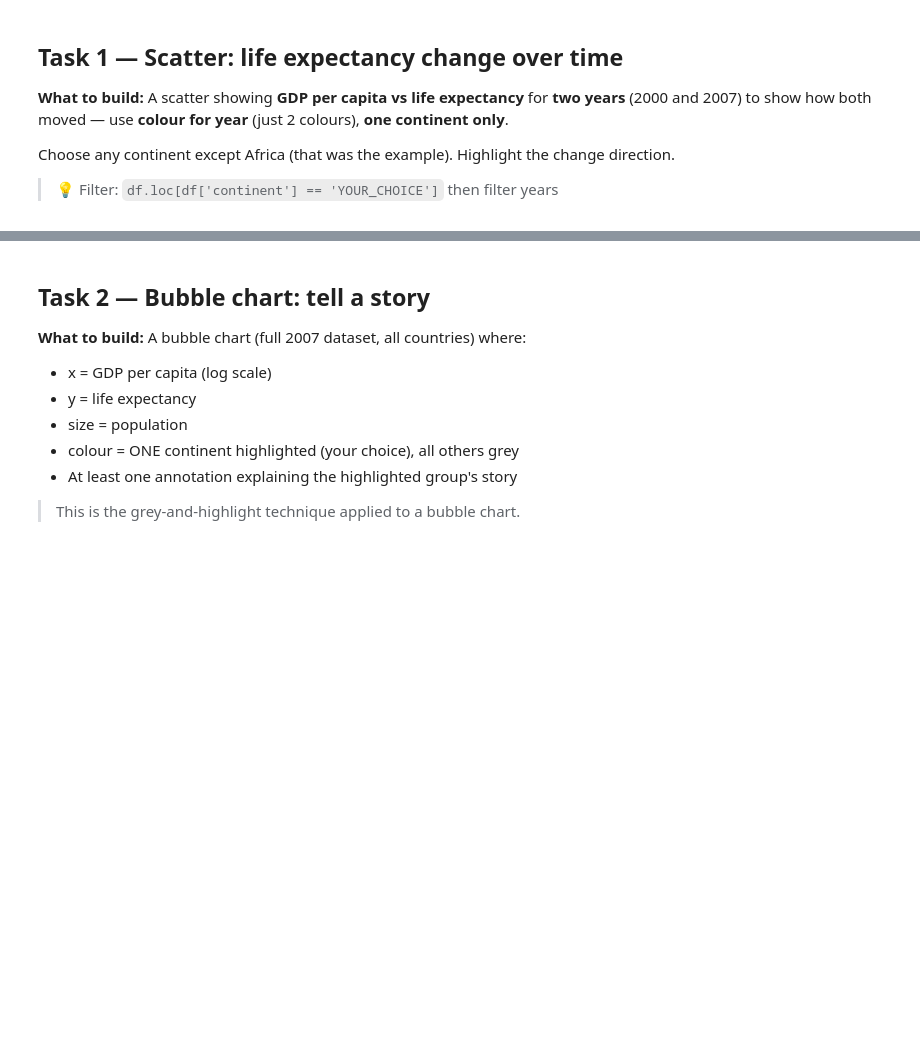
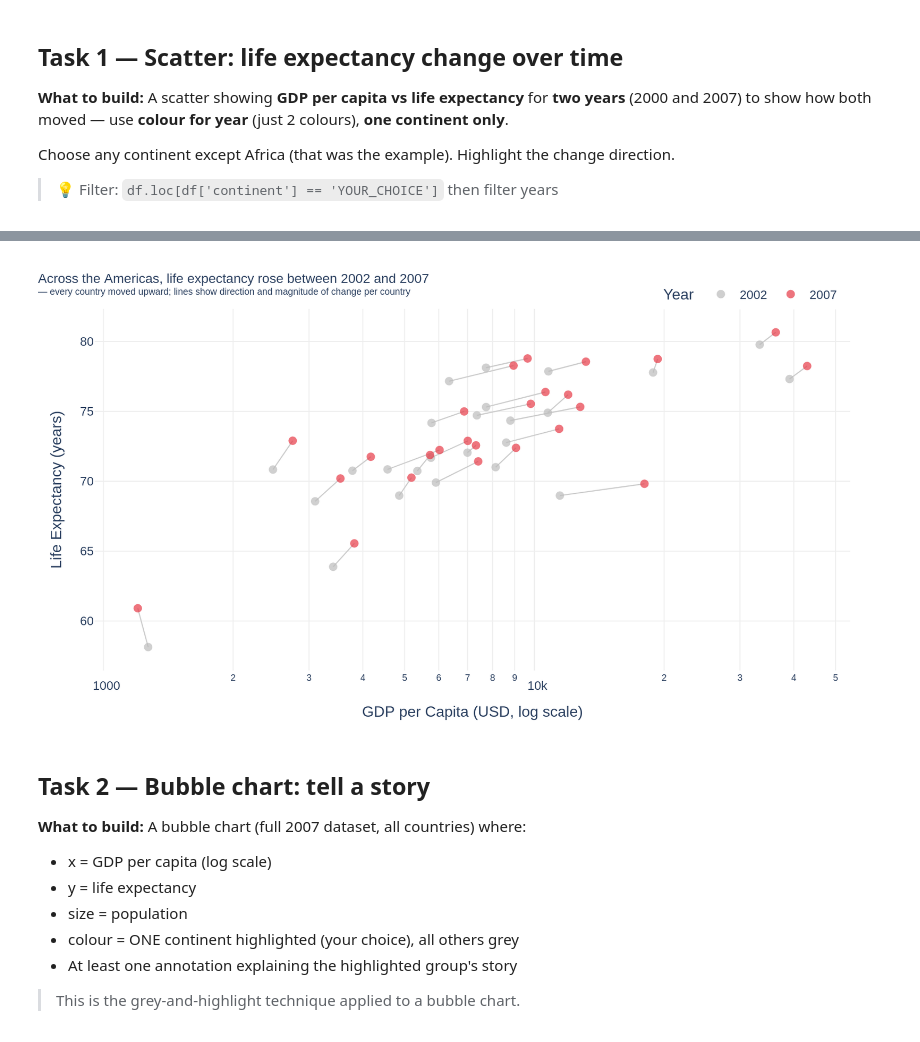
Before and after one commit to Anupriya-Segar/dataviz-exercises-AnupriyaSegar, a Jupyter notebook: week04/lecture04_exercise.ipynb, the cells around one changed output, grey strips where cells are left out. Cells and saved outputs as stored; diff of their text form; code cells hidden in the pictures; blank space fills up the shorter version.

```diff
--- a/week04/lecture04_exercise.ipynb
+++ b/week04/lecture04_exercise.ipynb
@@ -185,0 +94,88 @@ Image("task_1.png")
+# %%
+# Task 1
+# YOUR CODE HERE
+
+import pandas as pd
+import plotly.express as px
+import plotly.graph_objects as go
+
+df = px.data.gapminder()
+
+subset = df.loc[
+    (df['continent'] == 'Americas') &
+    (df['year'].isin([2002, 2007]))
+].copy()
+subset['year'] = subset['year'].astype(str)   # string → discrete colours, not gradient
+
+df_2002 = subset[subset['year'] == '2002'].set_index('country')
+df_2007 = subset[subset['year'] == '2007'].set_index('country')
+
+fig = go.Figure()
+
+for country in df_2002.index.intersection(df_2007.index):
+    fig.add_trace(go.Scatter(
+        x=[df_2002.loc[country, 'gdpPercap'], df_2007.loc[country, 'gdpPercap']],
+        y=[df_2002.loc[country, 'lifeExp'],   df_2007.loc[country, 'lifeExp']],
+        mode='lines',
+        line=dict(color='#CCCCCC', width=1.2),
+        showlegend=False,
+        hoverinfo='skip'
+    ))
+
+fig.add_trace(go.Scatter(
+    x=df_2002['gdpPercap'],
+    y=df_2002['lifeExp'],
+    mode='markers',
+    name='2002',
+    text=df_2002.index,
+    hovertemplate='<b>%{text}</b><br>GDP: $%{x:,.0f}<br>Life Exp: %{y:.1f} yrs<extra></extra>',
+    marker=dict(color='#BBBBBB', size=9, opacity=0.7)   # size=9, opacity=0.7 — matches notes
+))
+
+fig.add_trace(go.Scatter(
+    x=df_2007['gdpPercap'],
+    y=df_2007['lifeExp'],
+    mode='markers',
+    name='2007',
+    text=df_2007.index,
+    hovertemplate='<b>%{text}</b><br>GDP: $%{x:,.0f}<br>Life Exp: %{y:.1f} yrs<extra></extra>',
+    marker=dict(color='#E63946', size=9, opacity=0.7)   # size=9, opacity=0.7 — matches notes
+))
+
+fig.update_layout(
+      title=dict(
+        text='Across the Americas, life expectancy rose between 2002 and 2007<br>'
+             '<sup>— every country moved upward; lines show direction and magnitude of change per country</sup>',
+        font=dict(size=14, family='Arial'),
+        x=0, xanchor='left'
+    ),
+    plot_bgcolor='white',
+    paper_bgcolor='white',
+    font=dict(family='Arial', size=13),
+    xaxis=dict(
+        type='log',
+        showgrid=True,
+        gridcolor='#EEEEEE',
+        title='GDP per Capita (USD, log scale)'
+    ),
+    yaxis=dict(
+        showgrid=True,
+        gridcolor='#EEEEEE',
+        title='Life Expectancy (years)'
+    ),
+
+    margin=dict(l=60, r=40, t=55, b=40),
+    height=500,
+    legend=dict(
+        title='Year',
+        orientation='h',
+        y=1.08, x=0.75
+    )
+)
+
+fig.show()
+
+fig.write_image("task_1.png", scale=2, width=900, height=500)
+from IPython.display import Image
+Image("task_1.png")
+# %% [output]
@@ -186,3 +183,4 @@ Image("task_1.png")
+[figure, added]
 # %% [markdown]
 ## Task 2 — Bubble chart: tell a story
 
```
Also changed, not shown: parts of 4 cells of this notebook.
